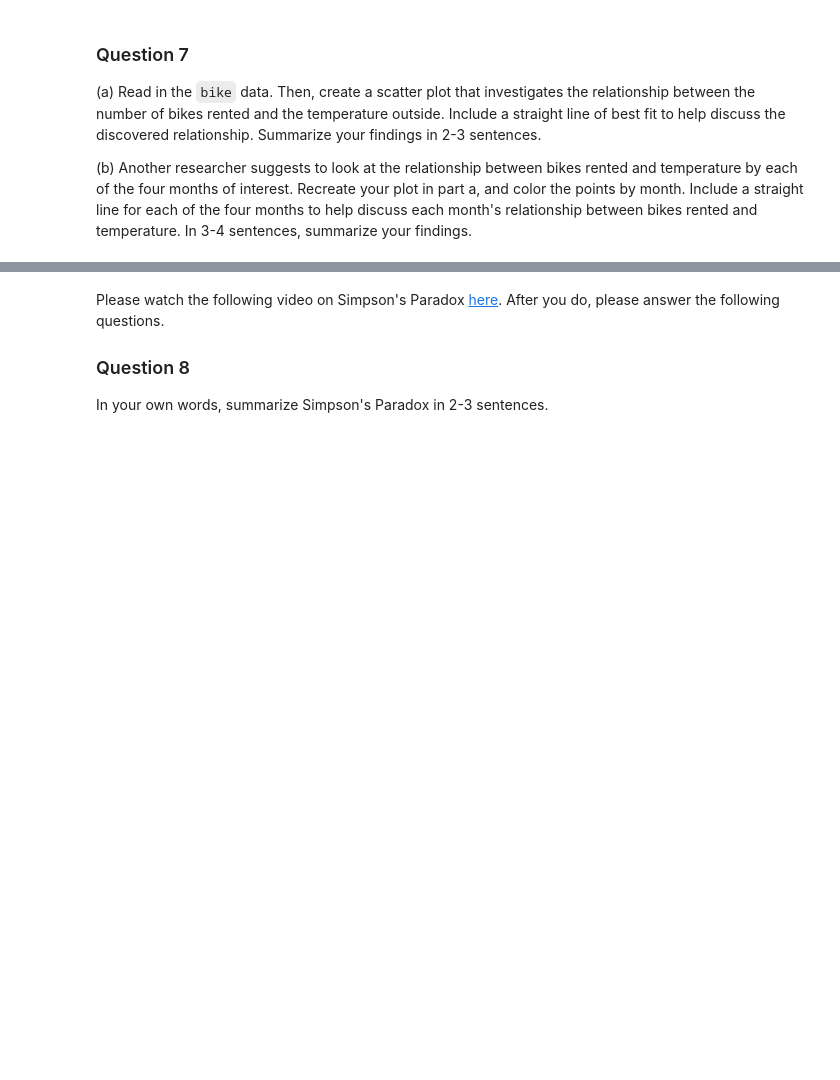
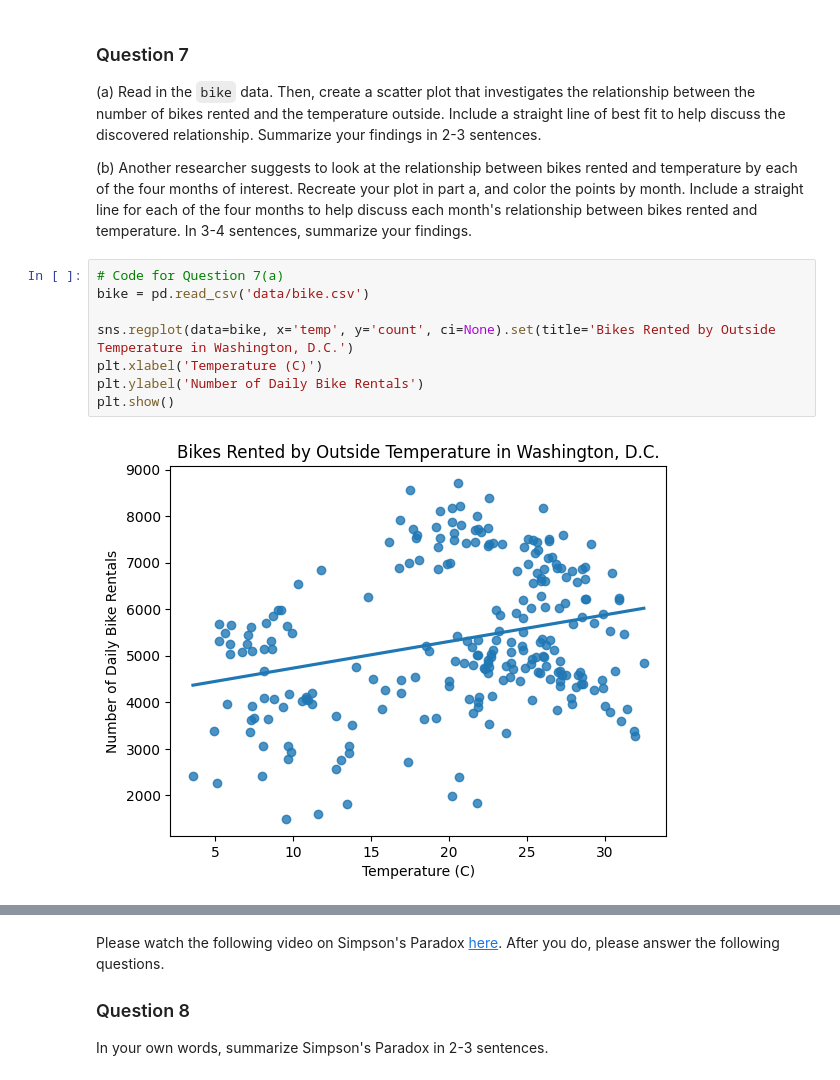
Before and after one commit to INFO-511-F24/lab-05-IndecisionScientists, a Jupyter notebook: lab-5.ipynb, the cells around one changed output, grey strips where cells are left out. Drawn from its saved outputs; the diff is of its cells as text; blank space fills up the shorter version.

Commit message:
Completed Question 7

```diff
--- a/lab-5.ipynb
+++ b/lab-5.ipynb
@@ -230,3 +230,13 @@ Below is a list of variables and their definitions:
     Recreate your plot in part a, and color the points by month.
     Include a straight line for each of the four months to help discuss each month's relationship between bikes rented and temperature.
     In 3-4 sentences, summarize your findings.
+# %%
+# Code for Question 7(a)
+bike = pd.read_csv('data/bike.csv')
+
+sns.regplot(data=bike, x='temp', y='count', ci=None).set(title='Bikes Rented by Outside Temperature in Washington, D.C.')
+plt.xlabel('Temperature (C)')
+plt.ylabel('Number of Daily Bike Rentals')
+plt.show()
+# %% [output]
+[figure, added]
```
Also changed, not shown: parts of 3 cells of this notebook.
